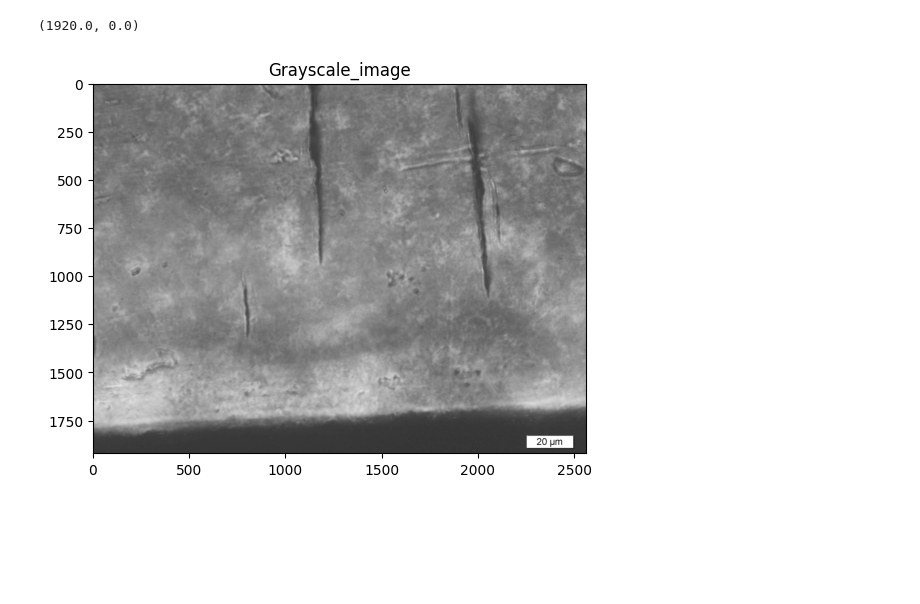
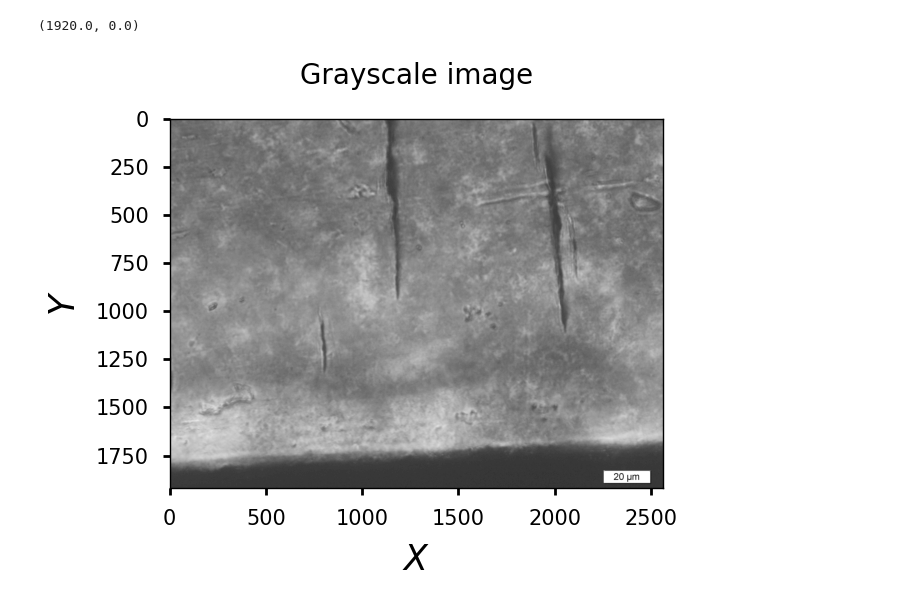
Before and after one commit to t-tsukuba/Experiment-Analysis, a Jupyter notebook: Python/Image_analysis/POM_to_gray.ipynb, the cells around one changed output. Saved outputs shown, nothing was run; the diff lists cells and outputs as text; code cells hidden in the pictures; blank space fills up the shorter version.

```diff
--- a/Python/Image_analysis/POM_to_gray.ipynb
+++ b/Python/Image_analysis/POM_to_gray.ipynb
@@ -2,37 +2,50 @@
 import cv2
 import matplotlib.pyplot as plt
 import numpy as np
+# %%
+plt.rcParams["axes.labelsize"] = 25
+plt.rcParams["axes.titlesize"] = 20
+plt.rcParams["axes.linewidth"] = 1
+plt.rcParams["axes.titlepad"] = 25
+plt.rcParams["axes.labelpad"] = 10
+plt.rc("xtick.major", width=2, size=5, pad=10)
+plt.rc("ytick.major", width=2, size=5, pad=10)
+plt.rc("xtick", labelsize=15, direction="out")
+plt.rc("ytick", labelsize=15, direction="out")
 # %%
 input_file = "/workspaces/python-dev/project/Experiment-Analysis/Python/Image_analysis/crack.jpeg"
 outputfile = "/workspaces/python-dev/project/Experiment-Analysis/Python/Image_analysis/crack_grayscale.jpeg"
 
 src = cv2.imread(input_file)
 
 # grayscale
 cvtcolor_result = cv2.cvtColor(src, cv2.COLOR_BGR2GRAY)
 
 cv2.imwrite(
     outputfile,
     cvtcolor_result,
 )
 
 # ----------------------------------------
 # graph(1920x2560)
 fig, ax = plt.subplots()
 
 ax.imshow(cvtcolor_result, cmap="gray")
 # ax.axis("off")
-ax.set_title("Grayscale_image")
+ax.set_title("Grayscale image")
+ax.set_xlabel("$X$")
+ax.set_ylabel("$Y$")
 ax.set_xlim(0, cvtcolor_result.shape[1])
 ax.set_ylim(cvtcolor_result.shape[0], 0)
 # ax.invert_yaxis()
+
 
 # ----------------------------------------
 # 行列表示(重い)
 # np.set_printoptions(threshold=np.inf, linewidth=np.inf)
 # print("Matrix_shape:", cvtcolor_result.shape)
 # print("Matrix_content:")
 # print(cvtcolor_result)
 # %% [output]
 (1920.0, 0.0)
-[figure, old version]
+[figure, new version]
```
